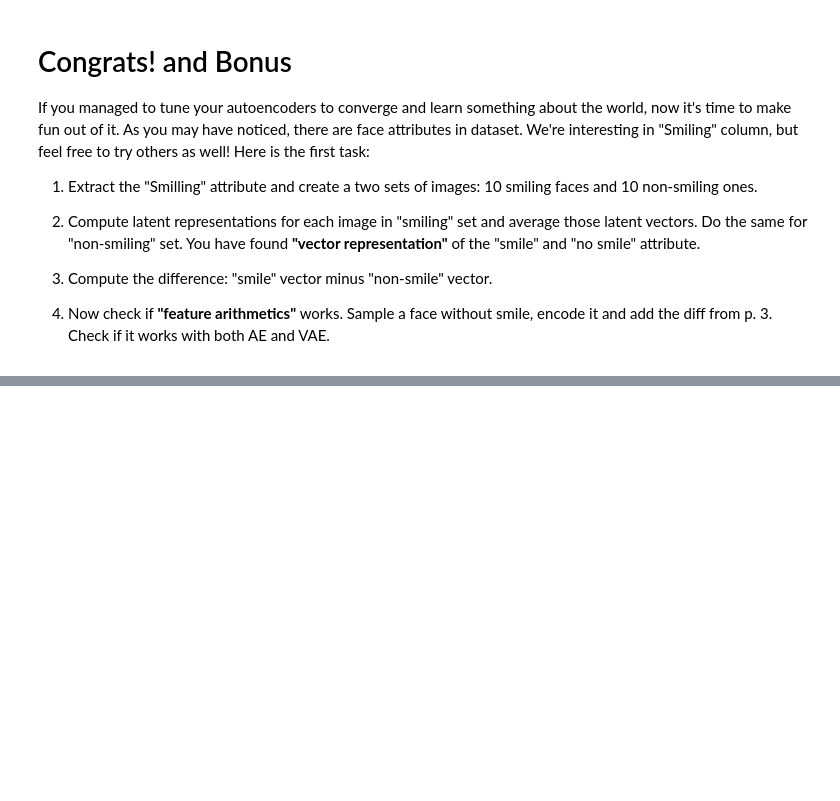
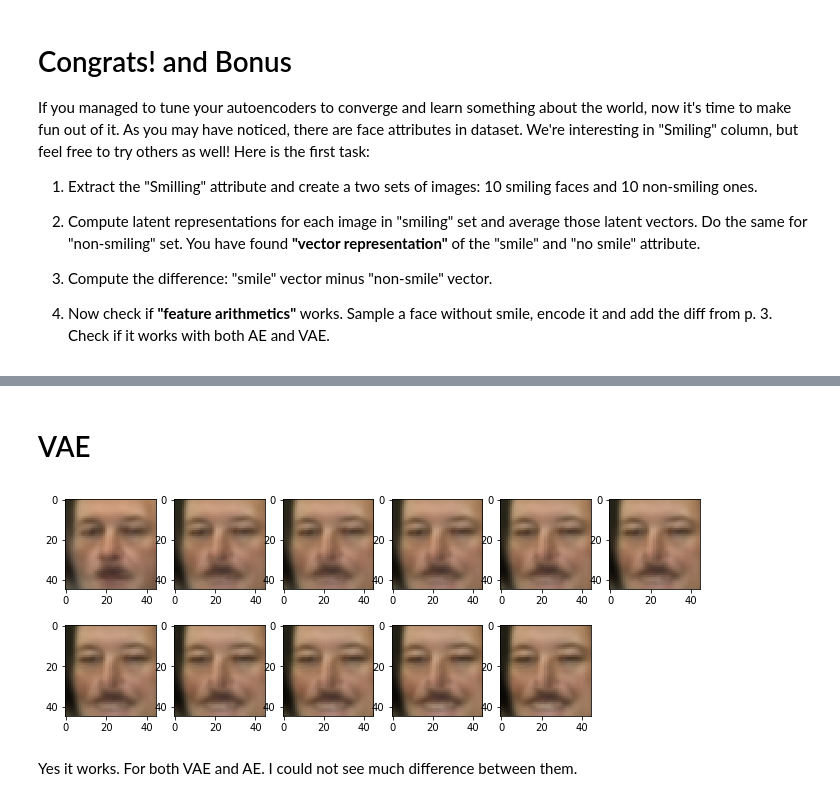
Before and after one commit to sampleskli18/Practical_DL, a Jupyter notebook: homework03/homework03_part2_vae.ipynb, the cells around one changed output, grey strips where cells are left out. Drawn from its saved outputs; the diff is of its cells as text; code cells hidden in the pictures; blank space fills up the shorter version.

```diff
--- a/homework03/homework03_part2_vae.ipynb
+++ b/homework03/homework03_part2_vae.ipynb
@@ -459,0 +506,16 @@ If you managed to tune your autoencoders to converge and learn something about t
+# %% [markdown]
+# VAE
+# %%
+happy_persons = make_everybody_happy(vae_autoencoder, non_smile_image)
+# %%
+n_col = 6
+n_row = 2
+plt.figure(figsize=(1.5 * n_col, 1.7 * n_row))
+plt.subplots_adjust(bottom=0, left=.01, right=.99, top=.90, hspace=.35)
+for i in range(len(happy_persons)):
+    plt.subplot(n_row, n_col, i + 1)
+    plt.imshow(happy_persons[i].reshape((image_h, image_w, 3)), cmap=plt.cm.gray, vmin=-1, vmax=1, interpolation='nearest')
+# %% [output]
+[figure, added]
+# %% [markdown]
+Yes it works. For both VAE and AE. I could not see much difference between them.
```
Also changed, not shown: parts of 20 cells of this notebook.
